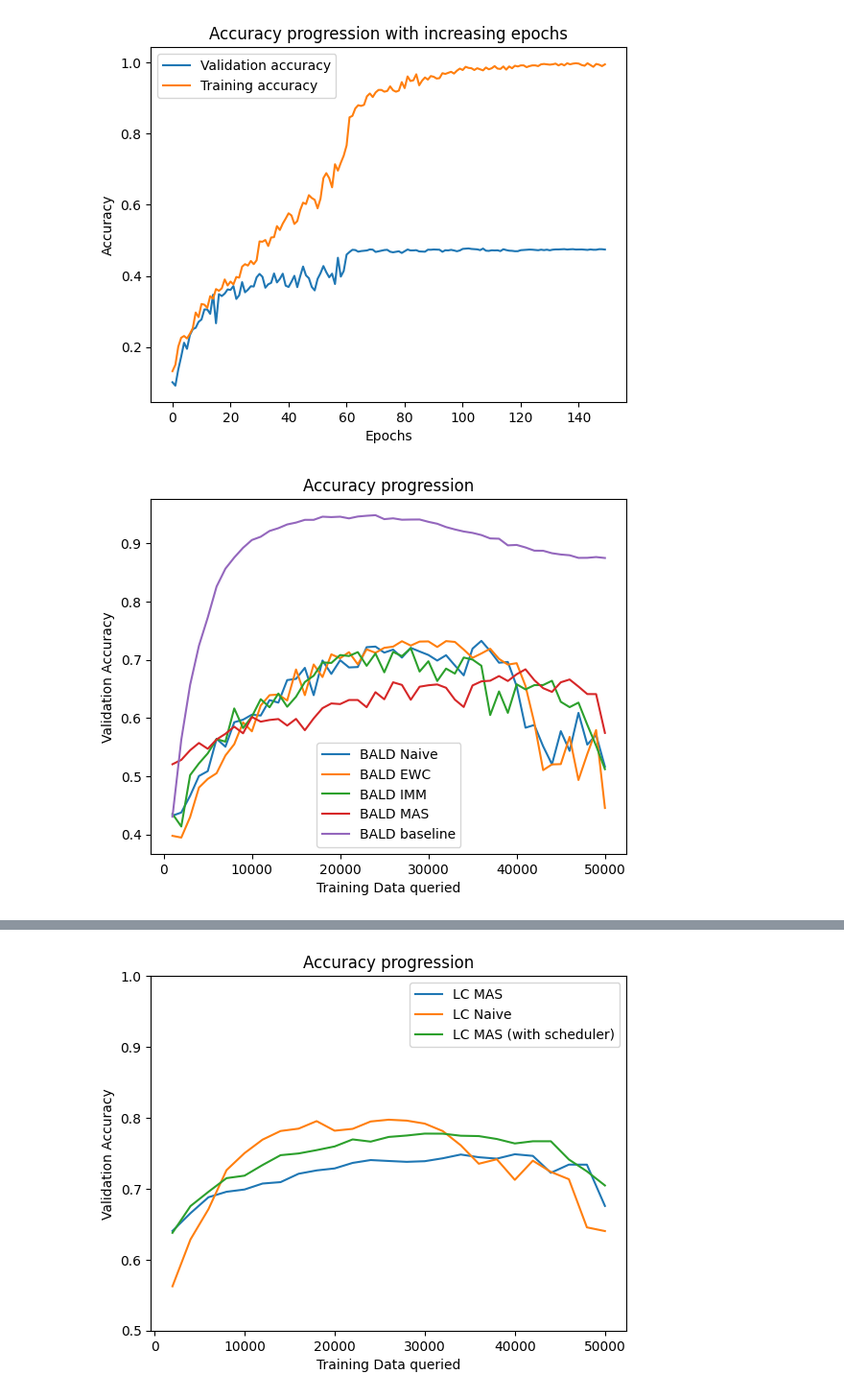
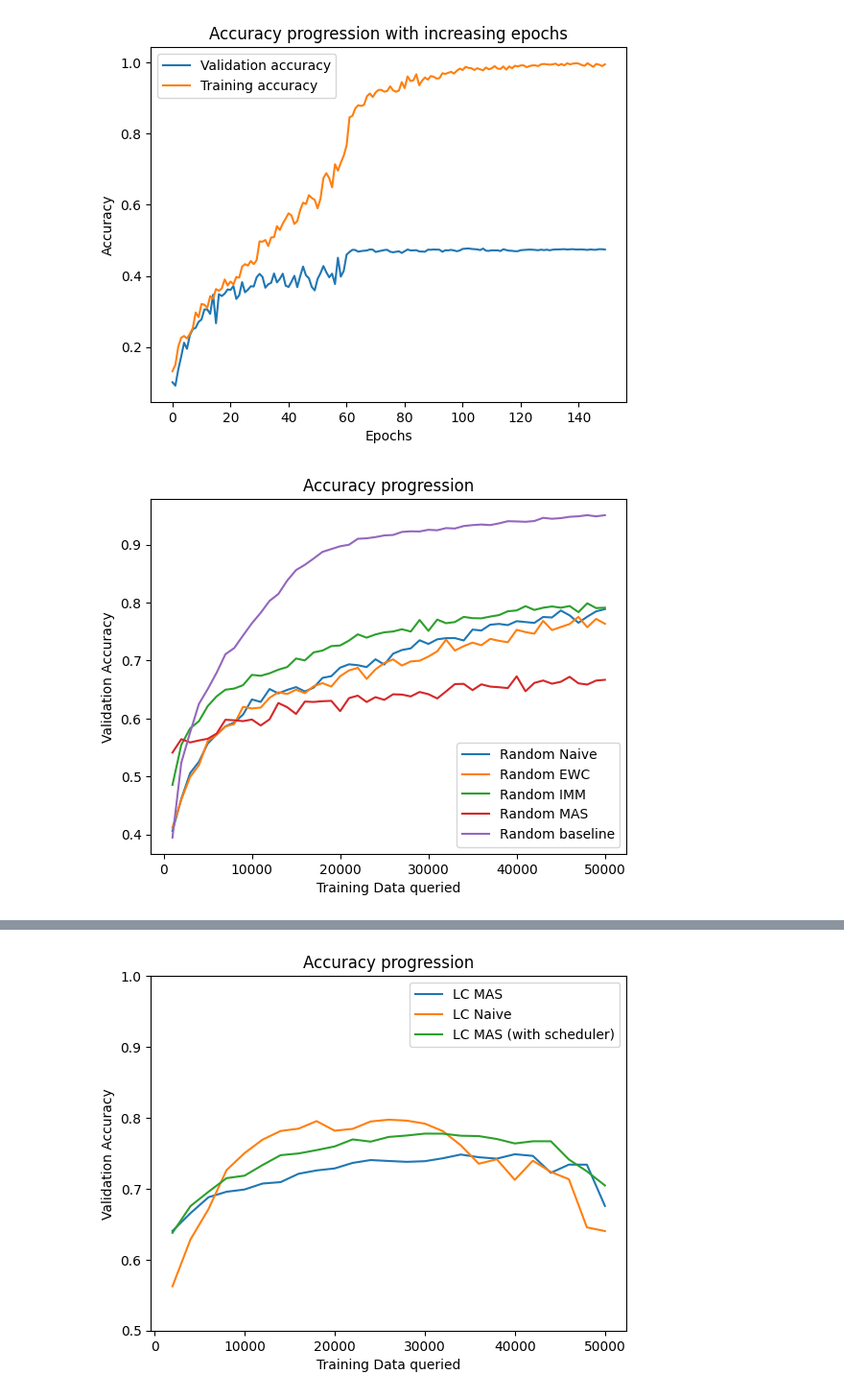
Before and after one commit to FelixMoeller3/calms, a Jupyter notebook: src/evaluation/eval_model_stealing.ipynb, the cells around one changed output, grey strips where cells are left out. Shown at 96% size. Saved outputs shown, nothing was run; the diff lists cells and outputs as text; code cells hidden in the pictures.

```diff
--- a/src/evaluation/eval_model_stealing.ipynb
+++ b/src/evaluation/eval_model_stealing.ipynb
@@ -632,40 +632,40 @@ Random_EWC = [0.4123, 0.4601, 0.4994, 0.5196, 0.5613, 0.5722, 0.5864, 0.5906, 0.
 Random_Naive = [0.4063, 0.4614, 0.5059, 0.5256, 0.557, 0.5725, 0.5865, 0.5933, 0.607, 0.633, 0.6288, 0.651, 0.6434, 0.6495, 0.6543, 0.6468, 0.6534, 0.6702, 0.6732, 0.6879, 0.6936, 0.6921, 0.6888, 0.7023, 0.6932, 0.7119, 0.7183, 0.7211, 0.7351, 0.7287, 0.7367, 0.7387, 0.7388, 0.7347, 0.7535, 0.7519, 0.7619, 0.7633, 0.7612, 0.768, 0.7665, 0.765, 0.7752, 0.7744, 0.7864, 0.778, 0.7652, 0.7758, 0.7849, 0.7888]
 
 Bald_Naive = [0.4324, 0.4378, 0.4665, 0.5005, 0.5089, 0.5644, 0.5508, 0.5928, 0.5972, 0.6058, 0.6043, 0.6308, 0.6265, 0.6652, 0.6673, 0.6862, 0.6393, 0.6988, 0.6758, 0.6993, 0.6869, 0.6876, 0.7217, 0.7227, 0.7123, 0.7175, 0.7038, 0.7205, 0.7143, 0.7083, 0.6987, 0.7079, 0.6903, 0.6733, 0.7192, 0.7325, 0.7149, 0.695, 0.6963, 0.6547, 0.5834, 0.5881, 0.5515, 0.5206, 0.5775, 0.5436, 0.6089, 0.5544, 0.571, 0.5166]
 Bald_EWC = [0.3978, 0.3948, 0.43, 0.4806, 0.4955, 0.5053, 0.5357, 0.5551, 0.5925, 0.5772, 0.6215, 0.6393, 0.6403, 0.6302, 0.6834, 0.6393, 0.692, 0.6704, 0.7094, 0.7027, 0.7131, 0.6922, 0.718, 0.712, 0.7206, 0.7226, 0.7319, 0.7244, 0.7313, 0.7316, 0.722, 0.7321, 0.7307, 0.7176, 0.7034, 0.7109, 0.719, 0.7016, 0.6918, 0.6942, 0.6551, 0.5919, 0.5106, 0.5204, 0.5209, 0.5677, 0.4936, 0.5382, 0.5794, 0.4456]
 Bald_IMM = [0.4355, 0.4138, 0.502, 0.5221, 0.5394, 0.5638, 0.5595, 0.6165, 0.5828, 0.6025, 0.6324, 0.6185, 0.6421, 0.6194, 0.6366, 0.6619, 0.6727, 0.6955, 0.6946, 0.7082, 0.7065, 0.7132, 0.6897, 0.7108, 0.6785, 0.7135, 0.7063, 0.7199, 0.6798, 0.6975, 0.6636, 0.6849, 0.6763, 0.7039, 0.7004, 0.6898, 0.6051, 0.6457, 0.6089, 0.658, 0.6492, 0.6565, 0.6567, 0.664, 0.6279, 0.6187, 0.6265, 0.5885, 0.5525, 0.5123]
 Bald_MAS = [0.5207, 0.5282, 0.5447, 0.5572, 0.5472, 0.5633, 0.5729, 0.5852, 0.5738, 0.6018, 0.5938, 0.5967, 0.5983, 0.5871, 0.5986, 0.5791, 0.5994, 0.617, 0.6251, 0.624, 0.631, 0.631, 0.6186, 0.6444, 0.6322, 0.6614, 0.6569, 0.6314, 0.6538, 0.6563, 0.6577, 0.652, 0.6316, 0.619, 0.656, 0.663, 0.6641, 0.6721, 0.6636, 0.6752, 0.6837, 0.6651, 0.6513, 0.6449, 0.6614, 0.6662, 0.6541, 0.6412, 0.6411, 0.5745]
 
 CoreSet_IMM = [0.4094, 0.4555, 0.4987, 0.5291, 0.5659, 0.5861, 0.6039, 0.5985, 0.6214, 0.6301, 0.647, 0.6541, 0.6704, 0.655, 0.6707, 0.6868, 0.625, 0.6752, 0.6865, 0.6972, 0.6692, 0.6511, 0.611, 0.6697, 0.6499, 0.7006, 0.5958, 0.7153, 0.7301, 0.7242, 0.7293, 0.7292, 0.7328, 0.7245, 0.7195, 0.6867, 0.6573, 0.7162, 0.7137, 0.7341, 0.7205, 0.7254, 0.6728, 0.702, 0.6982, 0.7027, 0.6457, 0.6343, 0.6734, 0.4869]
 CoreSet_MAS =  [0.5041, 0.4827, 0.4867, 0.5158, 0.5393, 0.5445, 0.5534, 0.554, 0.5624, 0.5636, 0.5577, 0.581, 0.5696, 0.5693, 0.5828, 0.5802, 0.5898, 0.5827, 0.5906, 0.5919, 0.5973, 0.6058, 0.6141, 0.6097, 0.5924, 0.5985, 0.6262, 0.6089, 0.6224, 0.6102, 0.6341, 0.6123, 0.6135, 0.6201, 0.6117, 0.6224, 0.6344, 0.6306, 0.6183, 0.63, 0.639, 0.6305, 0.6161, 0.617, 0.6205, 0.6056, 0.6067, 0.5994, 0.6114, 0.5621]
 CoreSet_EWC = [0.4437, 0.4689, 0.5144, 0.5494, 0.585, 0.626, 0.6121, 0.6397, 0.6408, 0.6627, 0.6662, 0.6717, 0.6935, 0.6563, 0.6719, 0.6463, 0.6923, 0.6826, 0.7191, 0.6973, 0.6963, 0.6901, 0.6959, 0.6951, 0.7047, 0.6858, 0.7235, 0.7131, 0.6835, 0.6538, 0.6925, 0.7121, 0.7184, 0.6976, 0.7155, 0.6704, 0.7229, 0.6981, 0.7281, 0.7199, 0.7107, 0.6726, 0.7173, 0.7102, 0.7074, 0.6906, 0.6756, 0.7173, 0.6713, 0.6062]
 CoreSet_Naive = [0.4368, 0.4509, 0.4666, 0.5149, 0.5761, 0.5958, 0.5957, 0.6135, 0.6443, 0.6399, 0.641, 0.6722, 0.6787, 0.6648, 0.71, 0.7155, 0.7267, 0.7196, 0.7067, 0.7287, 0.7264, 0.7158, 0.7178, 0.6974, 0.7, 0.6249, 0.728, 0.7094, 0.7329, 0.731, 0.7272, 0.7258, 0.7508, 0.7517, 0.7331, 0.6893, 0.7197, 0.6913, 0.7023, 0.6468, 0.6864, 0.5704, 0.6965, 0.6971, 0.6924, 0.7151, 0.6973, 0.7007, 0.637, 0.5213]
 
 Badge_Naive = [0.4031, 0.4535, 0.458, 0.4994, 0.5034, 0.5435, 0.5617, 0.5779, 0.5881, 0.612, 0.6293, 0.6352, 0.6551, 0.657, 0.6843, 0.6802, 0.7174, 0.7069, 0.7235, 0.7155, 0.7264, 0.7249, 0.7357, 0.7391, 0.7425, 0.7284, 0.7455, 0.7321, 0.7484, 0.7367, 0.7434, 0.7505, 0.7374, 0.7533, 0.7502, 0.74, 0.7356, 0.7372, 0.7361, 0.7453, 0.7404, 0.7364, 0.7421, 0.752, 0.7111, 0.7102, 0.6941, 0.6726, 0.6574, 0.5225]
 Badge_MAS =  [0.5131, 0.5443, 0.564, 0.5861, 0.5998, 0.5942, 0.5897, 0.6177, 0.6307, 0.5938, 0.6324, 0.6287, 0.6297, 0.6281, 0.6514, 0.6441, 0.6241, 0.6543, 0.6479, 0.6581, 0.6641, 0.6726, 0.6659, 0.6694, 0.6754, 0.69, 0.6746, 0.6715, 0.6759, 0.6687, 0.6935, 0.6949, 0.7054, 0.6914, 0.7055, 0.6745, 0.6976, 0.6934, 0.7013, 0.6697, 0.7005, 0.691, 0.6927, 0.6612, 0.7046, 0.7031, 0.6899, 0.6784, 0.6143, 0.5999]
 Badge_IMM = [0.3858, 0.4179, 0.4367, 0.4679, 0.4746, 0.5034, 0.4883, 0.5281, 0.5593, 0.5809, 0.5926, 0.6004, 0.615, 0.6364, 0.6396, 0.6606, 0.6771, 0.6793, 0.6858, 0.7035, 0.7105, 0.7133, 0.7203, 0.7248, 0.718, 0.6956, 0.7134, 0.7147, 0.7337, 0.7373, 0.7388, 0.733, 0.7207, 0.7344, 0.7429, 0.7387, 0.7331, 0.7278, 0.718, 0.7047, 0.7368, 0.7358, 0.7288, 0.7403, 0.7375, 0.7421, 0.7253, 0.6668, 0.6242, 0.6121]
 Badge_EWC = [0.4365, 0.4486, 0.4992, 0.5131, 0.5328, 0.5625, 0.5769, 0.6145, 0.6291, 0.6412, 0.6534, 0.6674, 0.6824, 0.6961, 0.7193, 0.7052, 0.7249, 0.7333, 0.7329, 0.7325, 0.7388, 0.7414, 0.7345, 0.7513, 0.7448, 0.755, 0.737, 0.7394, 0.7593, 0.7371, 0.7466, 0.7434, 0.7522, 0.751, 0.7296, 0.7476, 0.731, 0.7269, 0.7247, 0.6955, 0.6353, 0.6686, 0.6289, 0.6038, 0.6136, 0.598, 0.5517, 0.6074, 0.5342, 0.3181]
 
 Random_Baseline = [0.3948, 0.5239, 0.5761, 0.6254, 0.651, 0.679, 0.711, 0.7217, 0.7434, 0.7644, 0.7825, 0.803, 0.8149, 0.838, 0.8561, 0.8652, 0.8761, 0.8875, 0.8924, 0.8972, 0.8998, 0.9101, 0.9109, 0.913, 0.9159, 0.9167, 0.9219, 0.923, 0.9227, 0.9256, 0.9248, 0.9285, 0.9278, 0.9321, 0.9337, 0.9347, 0.9337, 0.9367, 0.9404, 0.94, 0.9394, 0.9407, 0.9462, 0.9446, 0.9457, 0.948, 0.9489, 0.9508, 0.9488, 0.9508]
-Badge_Baseline = [0.5367, 0.6631, 0.7508, 0.8224, 0.86, 0.8771, 0.8925, 0.9017, 0.9089, 0.9114, 0.9203, 0.9231, 0.926, 0.9289, 0.9291, 0.9341]
+Badge_Baseline = [0.4555, 0.5972, 0.669, 0.7279, 0.7878, 0.8315, 0.8596, 0.8741, 0.8872, 0.899, 0.9066, 0.9148, 0.9232, 0.9309, 0.9357, 0.9351, 0.9398, 0.9411, 0.9434, 0.9443, 0.942, 0.9467, 0.945, 0.9453, 0.9461, 0.9446, 0.9489, 0.9449, 0.9418, 0.9387, 0.9372, 0.9338, 0.9303, 0.9223, 0.9228, 0.9129, 0.9057, 0.9065, 0.9039, 0.9054, 0.8991, 0.8971, 0.8941, 0.8876, 0.8791, 0.8834, 0.8803, 0.8822, 0.877, 0.8762]
 Lc_Baseline = [0.4312, 0.5754, 0.6769, 0.7354, 0.7855, 0.8364, 0.8579, 0.8756, 0.8862, 0.902, 0.9118, 0.9194, 0.9276, 0.9314, 0.9362, 0.9381, 0.9403, 0.9417, 0.9442, 0.944, 0.9468, 0.9452, 0.9452, 0.9454, 0.94, 0.9375, 0.9463, 0.9432, 0.9432, 0.9411, 0.936, 0.9322, 0.927, 0.9252, 0.9195, 0.9163, 0.9082, 0.9098, 0.9005, 0.8942, 0.9015, 0.8935, 0.8851, 0.8874, 0.8827, 0.8829, 0.8668, 0.8651, 0.8649, 0.8677]
 CoreSet_Baseline = [0.4254, 0.5469, 0.6106, 0.6762, 0.7309, 0.793, 0.8314, 0.8538, 0.8703, 0.8814, 0.8947, 0.9056, 0.9124, 0.9226, 0.9236, 0.9282, 0.9346, 0.9359, 0.9391, 0.9381, 0.9412, 0.9431, 0.9441, 0.9447, 0.9438, 0.9449, 0.9437, 0.9407, 0.9399, 0.9342, 0.9344, 0.9356, 0.9325, 0.9296, 0.922, 0.9199, 0.9102, 0.9106, 0.8987, 0.9025, 0.8985, 0.8995, 0.9021, 0.8889, 0.8893, 0.8859, 0.887, 0.8821, 0.8781, 0.8779]
 Bald_Baseline = [0.4306, 0.5629, 0.6569, 0.7242, 0.7727, 0.8258, 0.8565, 0.8756, 0.8923, 0.9057, 0.9113, 0.9212, 0.926, 0.9324, 0.9356, 0.9403, 0.9403, 0.9457, 0.945, 0.9457, 0.9428, 0.946, 0.9473, 0.9483, 0.9415, 0.9429, 0.9405, 0.9408, 0.9409, 0.9369, 0.9336, 0.9279, 0.9238, 0.9203, 0.9179, 0.9142, 0.9084, 0.9079, 0.8965, 0.8972, 0.8929, 0.8874, 0.8872, 0.883, 0.8808, 0.8795, 0.875, 0.8751, 0.8764, 0.8748]
 
 x = [(i+1)*1000 for i in range(50)]
 
-plt.plot(x,Bald_Naive,label="BALD Naive")
-plt.plot(x,Bald_EWC,label="BALD EWC")
-plt.plot(x,Bald_IMM,label="BALD IMM")
-plt.plot(x,Bald_MAS,label="BALD MAS")
-plt.plot(x,Bald_Baseline,label="BALD baseline")
+plt.plot(x,Random_Naive,label="Random Naive")
+plt.plot(x,Random_EWC,label="Random EWC")
+plt.plot(x,Random_IMM,label="Random IMM")
+plt.plot(x,Random_MAS,label="Random MAS")
+plt.plot(x,Random_Baseline,label="Random baseline")
 plt.title("Accuracy progression")
 plt.xlabel("Training Data queried")
 plt.ylabel("Validation Accuracy")
 plt.legend()
 plt.show()
 # %% [output]
-[figure, old version]
+[figure, new version]
 # %%
 # 1000 Queries time
 LC_Naive = '00h:49m:36s'
```
Also changed, not shown: parts of 2 cells of this notebook.
